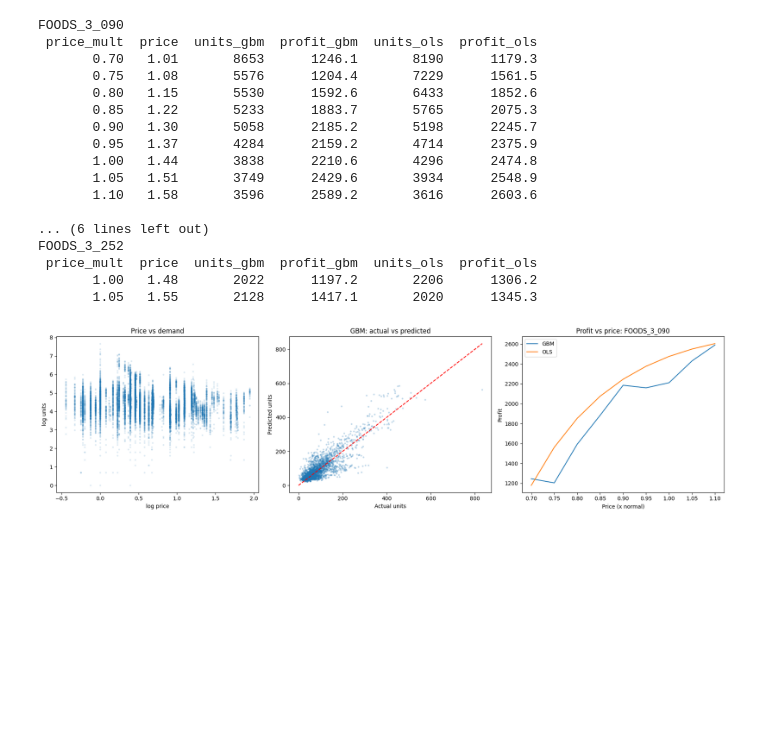
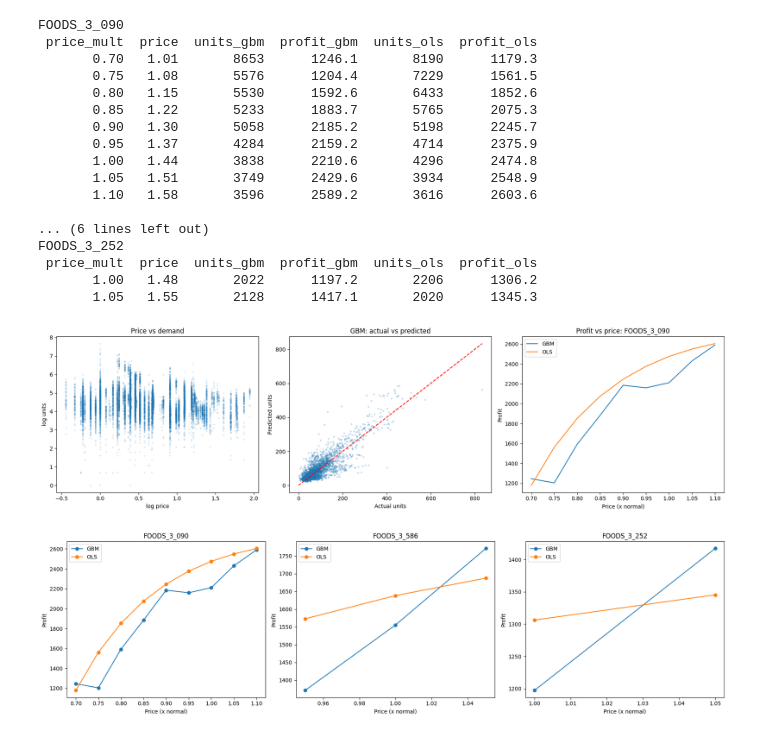
Before and after one commit to Chitraksh592/Revenue-Growth-Management-price-elasticity, a Jupyter notebook: Untitled4.ipynb, the cells around one changed output. Drawn from its saved outputs; the diff is of its cells as text; code cells hidden in the pictures; blank space fills up the shorter version.

```diff
--- a/Untitled4.ipynb
+++ b/Untitled4.ipynb
@@ -238,3 +238,20 @@ plt.savefig("results.png", dpi=150)
 plt.show()
 # %% [output]
 [figure]
+# %%
+import matplotlib.pyplot as plt
+
+fig, ax = plt.subplots(1, 3, figsize=(18, 5))
+for i, item in enumerate(top_items):
+    r = res[res["item"] == item]
+    ax[i].plot(r["price_mult"], r["profit_gbm"], marker="o", label="GBM")
+    ax[i].plot(r["price_mult"], r["profit_ols"], marker="o", label="OLS")
+    ax[i].set_title(item)
+    ax[i].set_xlabel("Price (x normal)")
+    ax[i].set_ylabel("Profit")
+    ax[i].legend()
+plt.tight_layout()
+plt.savefig("profit_curves.png", dpi=150)
+plt.show()
+# %% [output]
+[figure, added]
```
